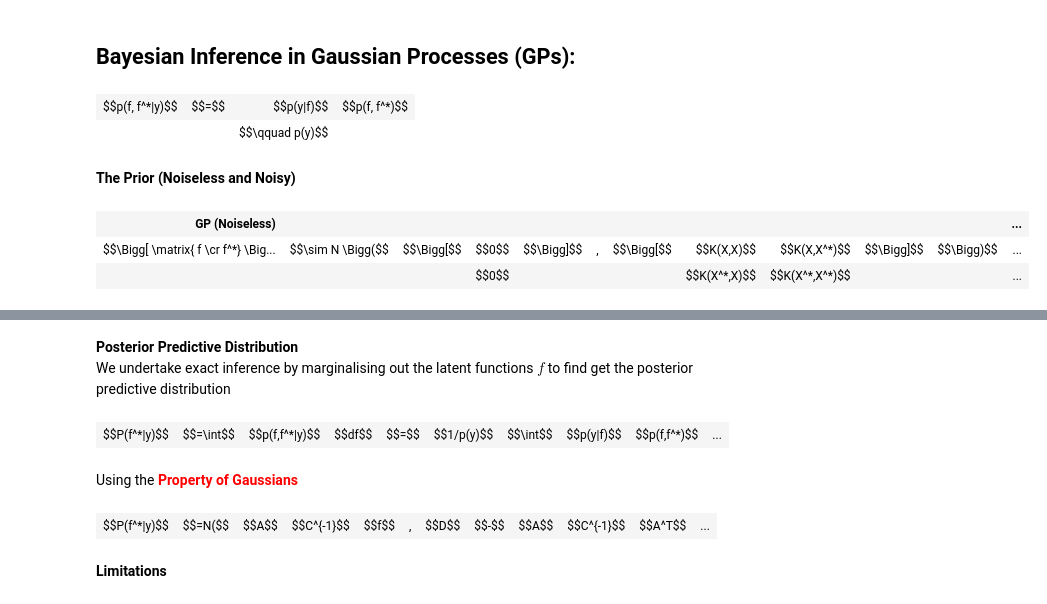
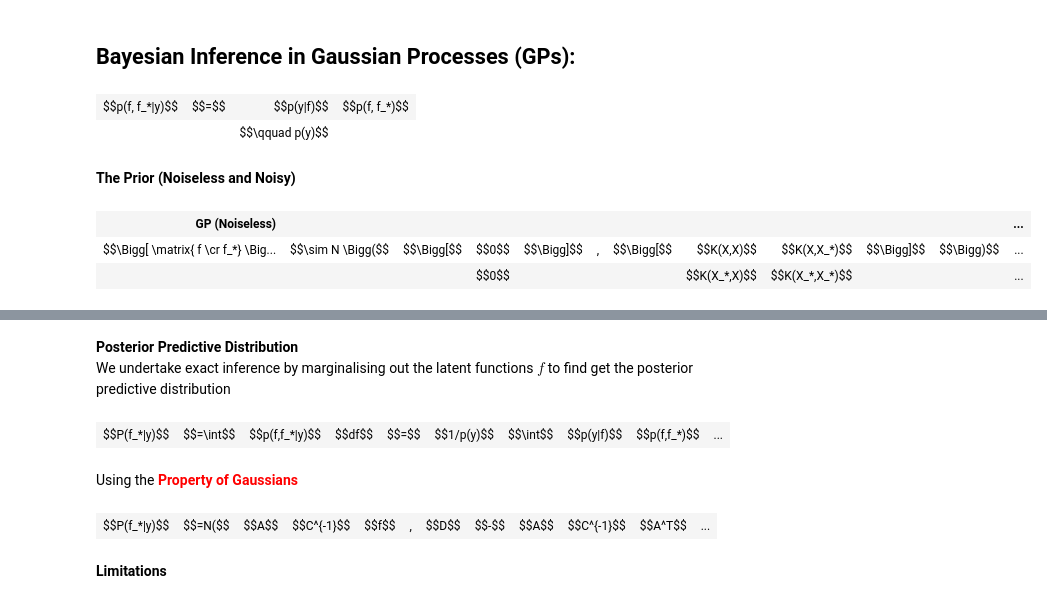
Before and after one commit to panukorn17/COMP0168-Machine-Learning-Seminar, a Jupyter notebook: Sparse GP Demo.ipynb, the cells around one changed output, grey strips where cells are left out. Drawn from its saved outputs; the diff is of its cells as text; code cells hidden in the pictures.

```diff
--- a/Sparse GP Demo.ipynb
+++ b/Sparse GP Demo.ipynb
@@ -101,17 +101,17 @@ $('.BayesMarg').hover(
 </script>
 <table  style="margin-left: auto; margin-right: auto;font-size:16px">
     <tr style="background-color:white;">
-        <td rowspan = 2 class="BayesPost">$$p(f, f^*|y)$$</td>
+        <td rowspan = 2 class="BayesPost">$$p(f, f_*|y)$$</td>
         <td rowspan = 2 >$$=$$</td>
         <td style = "border-bottom: 1px solid #000;padding: 0px 7px;" class="BayesLike">$$p(y|f)$$</td>
-        <td style = "border-bottom: 1px solid #000;padding: 0px 7px;" class="BayesPrior">$$p(f, f^*)$$</td>
+        <td style = "border-bottom: 1px solid #000;padding: 0px 7px;" class="BayesPrior">$$p(f, f_*)$$</td>
     </tr>
     <tr style="background-color:white;">
         <td colspan = 2 class="BayesMarg">$$\qquad p(y)$$</td>
     </tr>
 </table>''')
 # %% [output]
-| $$p(f, f^*|y)$$ | $$=$$ | $$p(y|f)$$ | $$p(f, f^*)$$ |
+| $$p(f, f_*|y)$$ | $$=$$ | $$p(y|f)$$ | $$p(f, f_*)$$ |
 |  |  | $$\qquad p(y)$$ |  |
 # %% [markdown]
 **The Prior (Noiseless and Noisy)**
@@ -162,7 +162,7 @@ $('.BayesLike').hover(
         <th colspan="2" style="text-align: center;">Approximation</th>
     </tr>
     <tr style="background-color:white;">
-        <td rowspan = 2 class = "BayesPrior" >$$\Bigg[ \matrix{ f \cr f^*} \Bigg]$$</td>
+        <td rowspan = 2 class = "BayesPrior" >$$\Bigg[ \matrix{ f \cr f_*} \Bigg]$$</td>
         <td rowspan = 2 >$$\sim N \Bigg($$</td>
         <td rowspan = 2 >$$\Bigg[$$</td>
         <td >$$0$$</td>
@@ -170,51 +170,51 @@ $('.BayesLike').hover(
         <td rowspan = 2 style="font-size:15px">,</td>
         <td rowspan = 2 >$$\Bigg[$$</td>
         <td class = "a" >$$K(X,X)$$</td>
-        <td class = "b" >$$K(X,X^*)$$</td>
+        <td class = "b" >$$K(X,X_*)$$</td>
         <td rowspan = 2 >$$\Bigg]$$</td>
         <td rowspan = 2 >$$\Bigg)$$</td>
         <td >Approximate</td>
-        <td class = "BayesPrior" >$p(f,f^*)$</td>
+        <td class = "BayesPrior" >$p(f,f_*)$</td>
     </tr>
     <tr style="background-color:white;">
         <td >$$0$$</td>
-        <td class = "c" >$$K(X^*,X)$$</td>
-        <td class = "d" >$$K(X^*,X^*)$$</td>
+        <td class = "c" >$$K(X_*,X)$$</td>
+        <td class = "d" >$$K(X_*,X_*)$$</td>
         <td > With inducing prior</td>
-        <td class = "BayesPrior" >$q(f,f^*)$</td>
+        <td class = "BayesPrior" >$q(f,f_*)$</td>
     </tr>
 </table>
 <table style="margin-left: auto; margin-right: auto;table-layout:fixed;">
     <tr>
         <th colspan="11" style="text-align: center;">GP (Noisy)</th>
         <th colspan="2" style="text-align: center;">Approximation</th>
     </tr>
     <tr style="background-color:white;">
-        <td rowspan = 2 class = "BayesPrior" >$$\Bigg[ \matrix{ y \cr f^*} \Bigg]$$</td>
+        <td rowspan = 2 class = "BayesPrior" >$$\Bigg[ \matrix{ y \cr f_*} \Bigg]$$</td>
         <td rowspan = 2 >$$\sim N \Bigg($$</td>
         <td rowspan = 2 >$$\Bigg[$$</td>
         <td >$$0$$</td>
         <td rowspan = 2 >$$\Bigg]$$</td>
         <td rowspan = 2 style="font-size:15px">,</td>
         <td rowspan = 2 >$$\Bigg[$$</td>
         <td class = "BayesLike" style="width:10px">$$K(X,X) + \sigma_n^2 I$$</td>
-        <td class = "b" >$$K(X,X^*)$$</td>
+        <td class = "b" >$$K(X,X_*)$$</td>
         <td rowspan = 2 >$$\Bigg]$$</td>
         <td rowspan = 2 >$$\Bigg)$$</td>
         <td >Exact likelihood</td>
         <td class = "BayesLike" >$p(y | f)$</td>
     </tr>
     <tr style="background-color:white;">
         <td >$$0$$</td>
-        <td class = "c" >$$K(X^*,X)$$</td>
-        <td class = "d" >$$K(X^*,X^*)$$</td>
+        <td class = "c" >$$K(X_*,X)$$</td>
+        <td class = "d" >$$K(X_*,X_*)$$</td>
         <td > With inducing prior</td>
-        <td class = "BayesPrior" >$q(y,f^*)$</td>
+        <td class = "BayesPrior" >$q(y,f_*)$</td>
     </tr>
 </table>
 ''')
 # %% [output]
 | GP (Noiseless) |  |  |  |  |  |  |  |  |  |  | ... |
-| $$\Bigg[ \matrix{ f \cr f^*} \Big... | $$\sim N \Bigg($$ | $$\Bigg[$$ | $$0$$ | $$\Bigg]$$ | , | $$\Bigg[$$ | $$K(X,X)$$ | $$K(X,X^*)$$ | $$\Bigg]$$ | $$\Bigg)$$ | ... |
-|  |  |  | $$0$$ |  |  |  | $$K(X^*,X)$$ | $$K(X^*,X^*)$$ |  |  | ... |
+| $$\Bigg[ \matrix{ f \cr f_*} \Big... | $$\sim N \Bigg($$ | $$\Bigg[$$ | $$0$$ | $$\Bigg]$$ | , | $$\Bigg[$$ | $$K(X,X)$$ | $$K(X,X_*)$$ | $$\Bigg]$$ | $$\Bigg)$$ | ... |
+|  |  |  | $$0$$ |  |  |  | $$K(X_*,X)$$ | $$K(X_*,X_*)$$ |  |  | ... |
 | GP (Noisy) |  |  |  |  |  |  |  |  |  |  | ... |
@@ -284,21 +284,21 @@ $('.BayesMarg').hover(
 </script>
 <table style="margin-left: auto; margin-right: auto;font-size:16px">
     <tr style="background-color:white;">
-        <td class = "PostPred">$$P(f^*|y)$$</td>
+        <td class = "PostPred">$$P(f_*|y)$$</td>
         <td >$$=\int$$</td>
-        <td class = "BayesPost">$$p(f,f^*|y)$$</td>
+        <td class = "BayesPost">$$p(f,f_*|y)$$</td>
         <td >$$df$$</td>
         <td >$$=$$</td>
         <td class="BayesMarg">$$1/p(y)$$</sub></td>
         <td >$$\int$$</td>
         <td class = "BayesLike">$$p(y|f)$$</td>
-        <td class = "BayesPrior">$$p(f,f^*)$$</td>
+        <td class = "BayesPrior">$$p(f,f_*)$$</td>
         <td >$$df$$</td>
     </tr>
 </table>
 ''')
 # %% [output]
-| $$P(f^*|y)$$ | $$=\int$$ | $$p(f,f^*|y)$$ | $$df$$ | $$=$$ | $$1/p(y)$$ | $$\int$$ | $$p(y|f)$$ | $$p(f,f^*)$$ | ... |
+| $$P(f_*|y)$$ | $$=\int$$ | $$p(f,f_*|y)$$ | $$df$$ | $$=$$ | $$1/p(y)$$ | $$\int$$ | $$p(y|f)$$ | $$p(f,f_*)$$ | ... |
 # %% [markdown]
 Using the <span style="color:red">**Property of Gaussians**</span>
 # %%
@@ -350,7 +350,7 @@ $('.BayesLike').hover(
 </script>
 <table style="margin-left: auto; margin-right: auto;">
     <tr style="background-color:white;font-size:16px">
-        <td class = "PostPred">$$P(f^*|y)$$</td>
+        <td class = "PostPred">$$P(f_*|y)$$</td>
         <td >$$=N($$</td>
         <td class = "c">$$A$$</td>
         <td class = "BayesLike">$$C^{-1}$$</td>
@@ -366,7 +366,7 @@ $('.BayesLike').hover(
 </table>
 ''')
 # %% [output]
-| $$P(f^*|y)$$ | $$=N($$ | $$A$$ | $$C^{-1}$$ | $$f$$ | , | $$D$$ | $$-$$ | $$A$$ | $$C^{-1}$$ | $$A^T$$ | ... |
+| $$P(f_*|y)$$ | $$=N($$ | $$A$$ | $$C^{-1}$$ | $$f$$ | , | $$D$$ | $$-$$ | $$A$$ | $$C^{-1}$$ | $$A^T$$ | ... |
 # %% [markdown]
 **Limitations**
 # %% [markdown]
```
Also changed, not shown: parts of 12 cells of this notebook.
